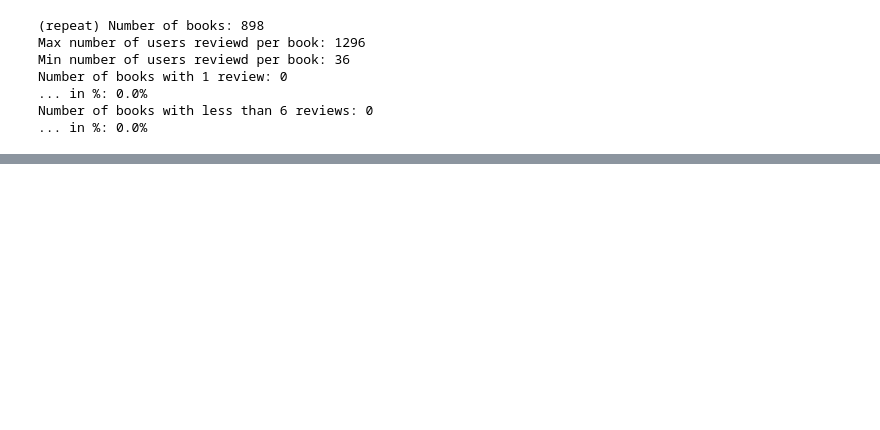
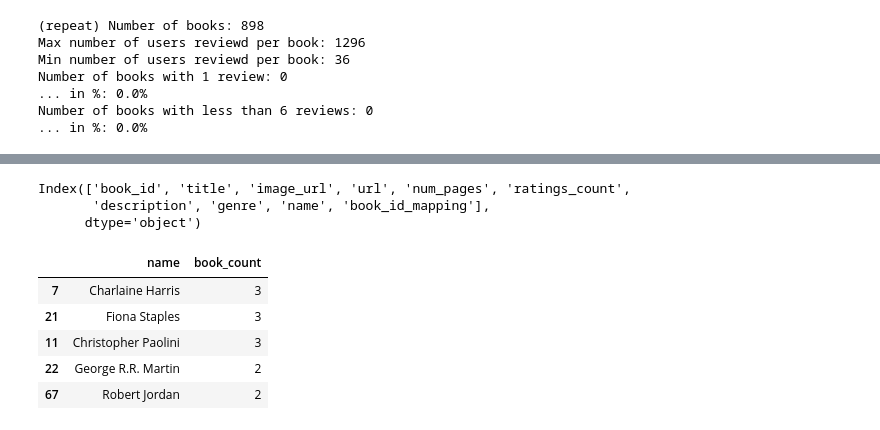
Before and after one commit to LeaKleemann/HA_MaschinellesLernen_MADS23oB, a Jupyter notebook: dataexploration.ipynb, the cells around one changed output, grey strips where cells are left out. Drawn from its saved outputs; the diff is of its cells as text; code cells hidden in the pictures; blank space fills up the shorter version.

```diff
--- a/dataexploration.ipynb
+++ b/dataexploration.ipynb
@@ -149,0 +212,20 @@ Name: count, dtype: int64
+# %%
+booksdf=pd.read_csv(rawdatapath.joinpath('collaborative_book_metadata.csv'))
+booksdf=booksdf.drop([booksdf.columns[0]],axis=1) # removed unnamed index column
+print(booksdf.columns)
+booksgroupbyauthorsdf=booksdf[["name","book_id_mapping"]].groupby(by="name").count()
+booksgroupbyauthorsdf=booksgroupbyauthorsdf.reset_index()
+booksgroupbyauthorsdf=booksgroupbyauthorsdf.rename(columns={"book_id_mapping":"book_count"})
+# %% [output]
+Index(['book_id', 'title', 'image_url', 'url', 'num_pages', 'ratings_count',
+       'description', 'genre', 'name', 'book_id_mapping'],
+      dtype='object')
+# %%
+booksgroupbyauthorsdf.sort_values(by="book_count",ascending=False).head()
+# %% [output]
+|  | name | book_count |
+| 7 | Charlaine Harris | 3 |
+| 21 | Fiona Staples | 3 |
+| 11 | Christopher Paolini | 3 |
+| 22 | George R.R. Martin | 2 |
+| 67 | Robert Jordan | 2 |
```
Also changed, not shown: parts of 14 cells of this notebook.
